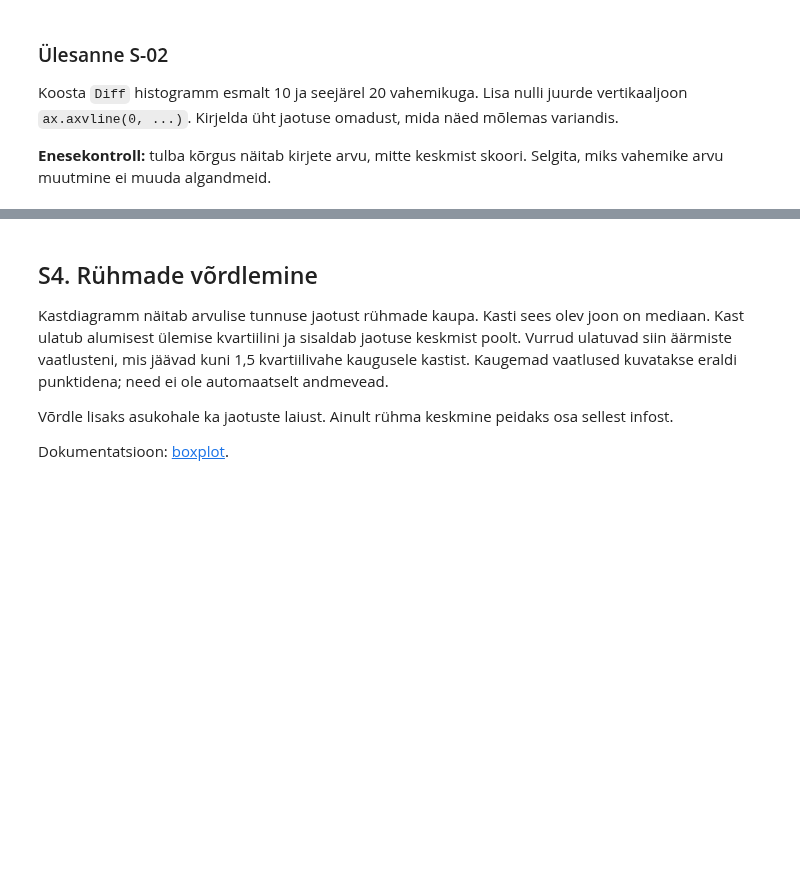
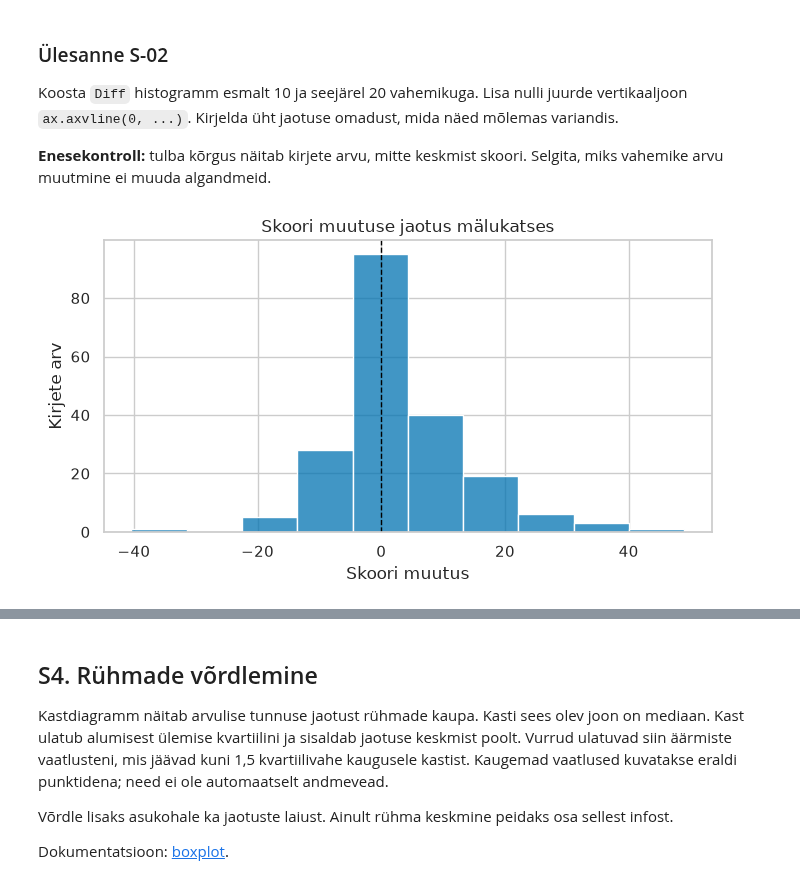
Before and after one commit to andrestern94/Andre-Stern, a Jupyter notebook: harjutused/Seaborn.ipynb, the cells around one changed output, grey strips where cells are left out. Saved outputs shown, nothing was run; the diff lists cells and outputs as text; code cells hidden in the pictures; blank space fills up the shorter version.

Commit message:
lisa S-02 ja S-03

```diff
--- a/harjutused/Seaborn.ipynb
+++ b/harjutused/Seaborn.ipynb
@@ -176,4 +176,13 @@ Koosta `Diff` histogramm esmalt 10 ja seejärel 20 vahemikuga. Lisa nulli juurde
 
 **Enesekontroll:** tulba kõrgus näitab kirjete arvu, mitte keskmist skoori. Selgita, miks vahemike arvu muutmine ei muuda algandmeid.
 # %%
-# Kirjuta siia oma kood. Vajaduse korral lisa lahtreid.
+fig, ax = plt.subplots(figsize=(7, 4))
+sns.histplot(data=algandmed, x="Diff", bins=10, ax=ax)
+
+# Pealkirja ja teljenimetuste määramine.
+ax.set(title="Skoori muutuse jaotus mälukatses", xlabel="Skoori muutus", ylabel="Kirjete arv")
+fig.tight_layout()
+ax.axvline(0, color="black", linestyle="--", linewidth=1)
+plt.show()
+# %% [output]
+[figure, added]
```
Also changed, not shown: parts of 5 cells of this notebook.
